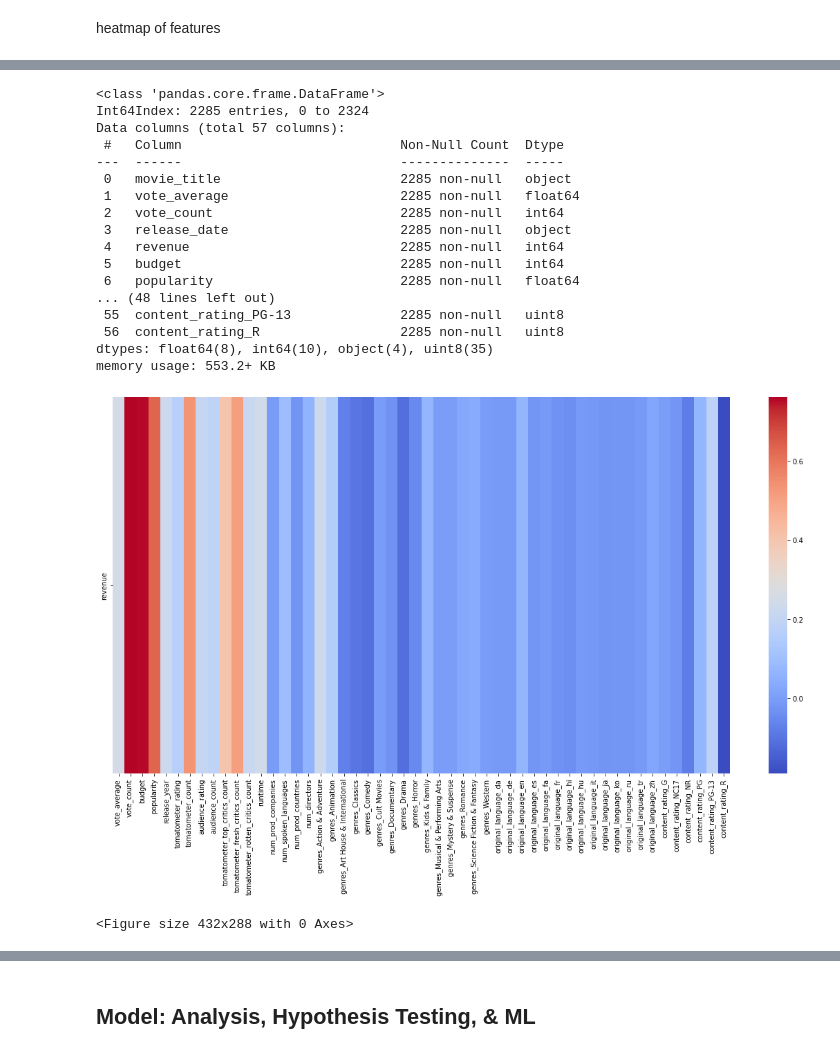
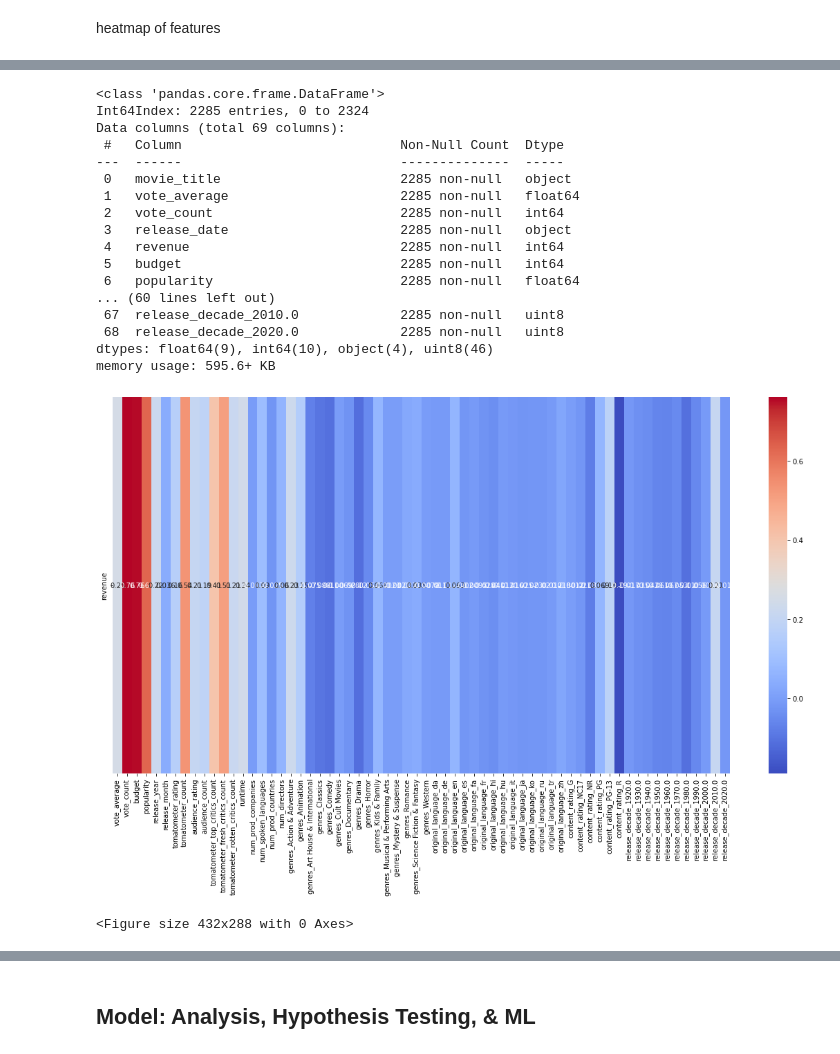
Before and after one commit to cmsc320-gautham-evan-arjun/cmsc320-gautham-evan-arjun.github.io, a Jupyter notebook: finaltutorial.ipynb, the cells around one changed output, grey strips where cells are left out. Drawn from its saved outputs; the diff is of its cells as text; code cells hidden in the pictures.

```diff
--- a/finaltutorial.ipynb
+++ b/finaltutorial.ipynb
@@ -127,6 +127,7 @@ for index, row in tmdb_big_dataset.iterrows():
     datetime_object = datetime.datetime.strptime(str(row['release_date']), '%Y-%m-%d')
     tmdb_big_dataset.at[index,"release_date"]=datetime_object
     tmdb_big_dataset.at[index,"release_year"]=datetime_object.year
+    tmdb_big_dataset.at[index, "release_month"] = datetime_object.month
 
 tmdb_big_dataset.rename(columns={'title': 'movie_title'}, inplace=True)
 tmdb_big_dataset
@@ -392,0 +401,3 @@ See the caveats in the documentation: https://pandas.pydata.org/pandas-docs/stab
+# %%
+movie_df['release_decade'] = (movie_df['release_year'] // 10) * 10
+movie_df
@@ -527,7 +567,7 @@ plt.show()
 heatmap of features
 # %%
 #heatmap_df = movie_df.drop(['movie_title', 'release_date', 'production_company', 'tomatometer_status'], axis= 1)
-heatmap_df = pd.get_dummies(movie_df, columns=['genres', 'original_language', 'content_rating'])
+heatmap_df = pd.get_dummies(movie_df, columns=['genres', 'original_language', 'content_rating', 'release_decade'])
 heatmap_df
 # %% [output]
 |  | movie_title | vote_average | vote_count | release_date | revenue | budget | popularity | release_year | ... |
@@ -548,7 +588,7 @@ heatmap_df.info()
 # %% [output]
 <class 'pandas.core.frame.DataFrame'>
 Int64Index: 2285 entries, 0 to 2324
-Data columns (total 57 columns):
+Data columns (total 69 columns):
  #   Column                            Non-Null Count  Dtype
 ---  ------                            --------------  -----
  0   movie_title                       2285 non-null   object
@@ -558,22 +598,21 @@ Data columns (total 57 columns):
  4   revenue                           2285 non-null   int64
  5   budget                            2285 non-null   int64
  6   popularity                        2285 non-null   float64
-... (48 lines left out)
- 55  content_rating_PG-13              2285 non-null   uint8
- 56  content_rating_R                  2285 non-null   uint8
-dtypes: float64(8), int64(10), object(4), uint8(35)
-memory usage: 553.2+ KB
+... (60 lines left out)
+ 67  release_decade_2010.0             2285 non-null   uint8
+ 68  release_decade_2020.0             2285 non-null   uint8
+dtypes: float64(9), int64(10), object(4), uint8(46)
+memory usage: 595.6+ KB
 # %%
 corr_matrix = heatmap_df.corr()
 
 corr_matrix = corr_matrix[['revenue']].drop(index='revenue').T
 
 plt.figure(figsize=(20, 10))
-sns.heatmap(corr_matrix, cmap='coolwarm')
+sns.heatmap(corr_matrix, annot = True, cmap='coolwarm')
 
-#ax.figure.set_size_inches(50, 50)
 plt.show()
 plt.tight_layout()
 # %% [output]
-[figure, old version]
+[figure, new version]
 <Figure size 432x288 with 0 Axes>
```
Also changed, not shown: parts of 24 cells of this notebook.
